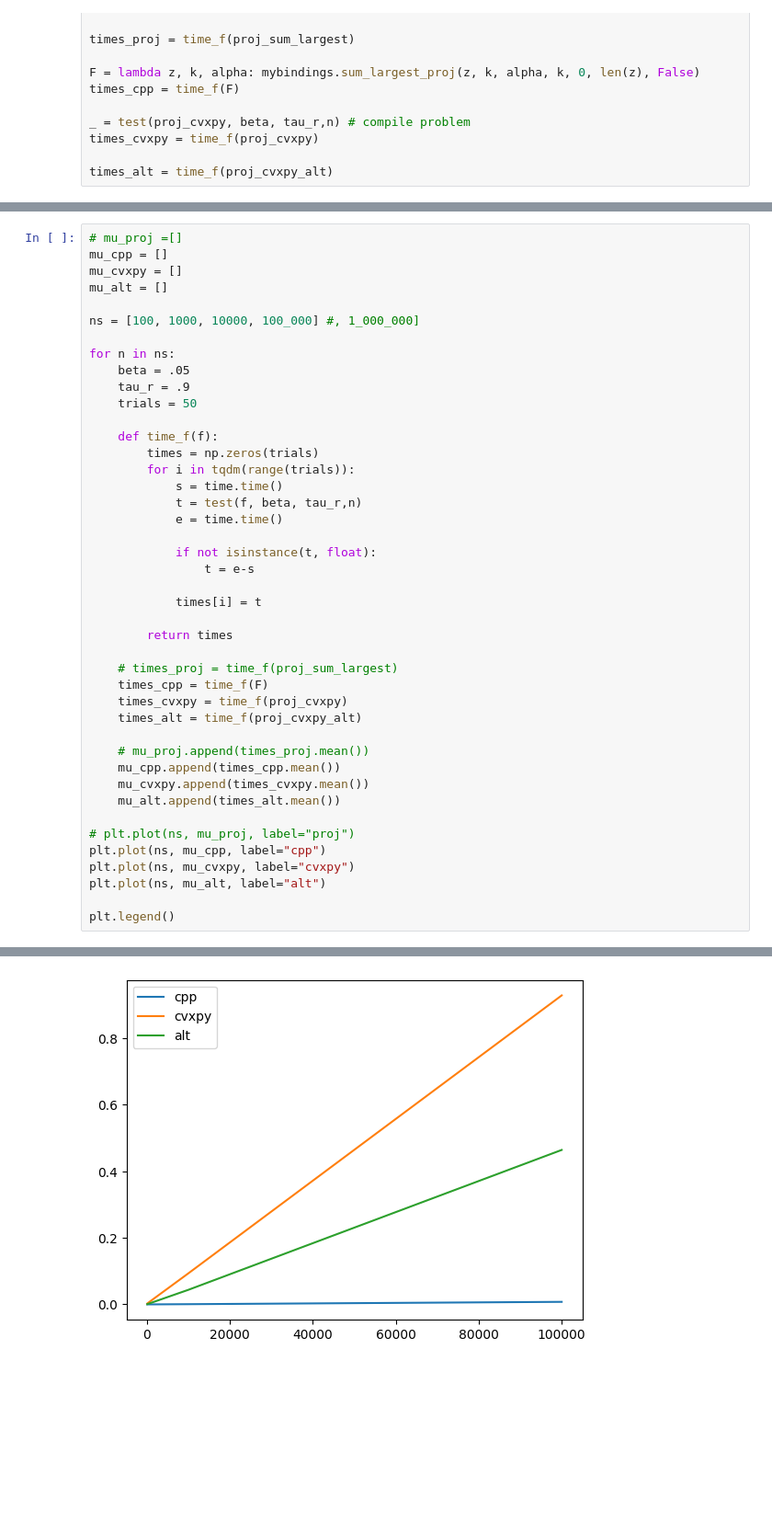
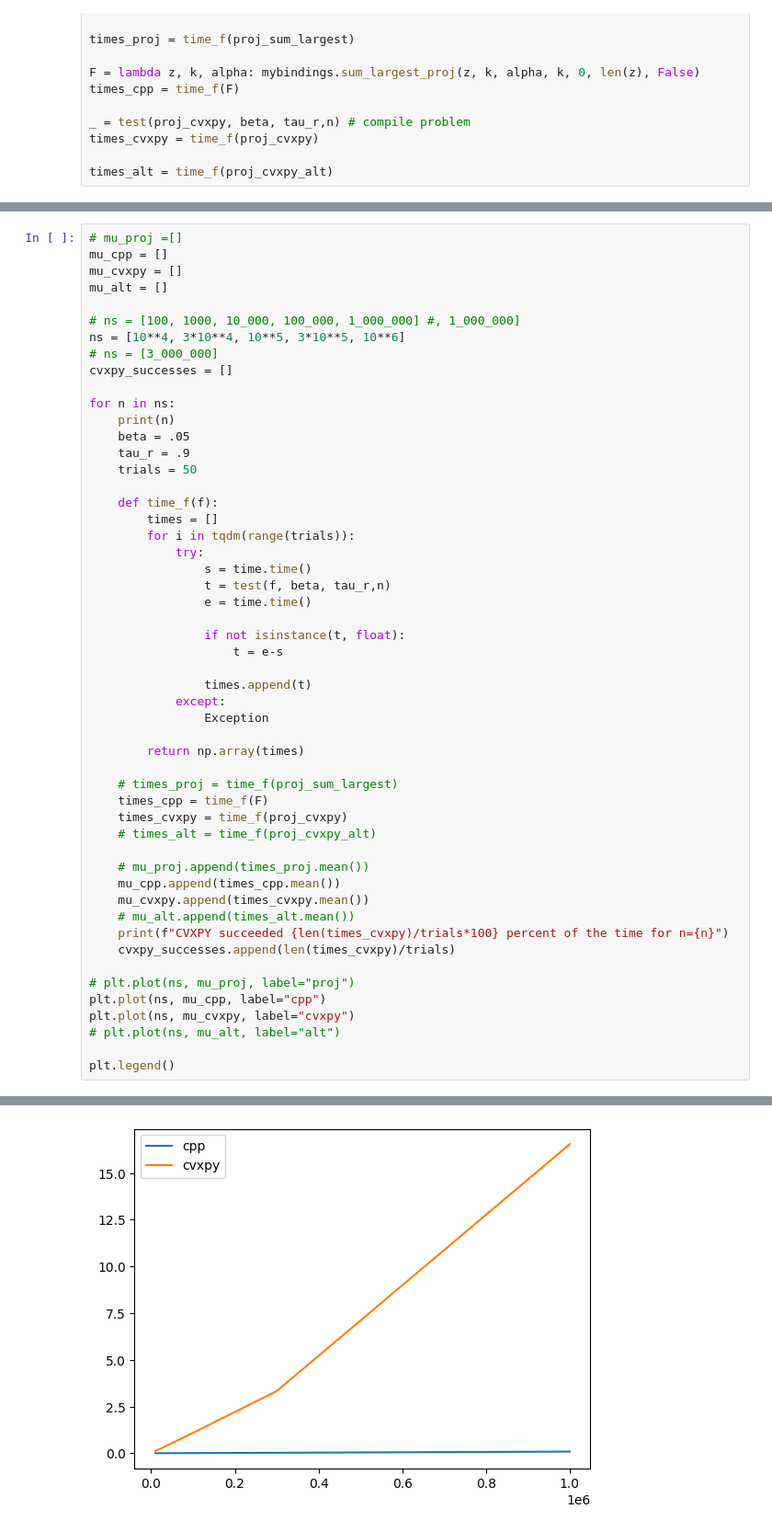
Before and after one commit to cvxgrp/cvqp, a Jupyter notebook: timing.ipynb, the cells around one changed output, grey strips where cells are left out. Shown at 92% size. Saved outputs shown, nothing was run; the diff lists cells and outputs as text; blank space fills up the shorter version.

```diff
--- a/timing.ipynb
+++ b/timing.ipynb
@@ -129,41 +142,50 @@ mu_cpp = []
 mu_cvxpy = []
 mu_alt = []
 
-ns = [100, 1000, 10000, 100_000] #, 1_000_000]
+# ns = [100, 1000, 10_000, 100_000, 1_000_000] #, 1_000_000]
+ns = [10**4, 3*10**4, 10**5, 3*10**5, 10**6]
+# ns = [3_000_000]
+cvxpy_successes = []
 
 for n in ns:
+    print(n)
     beta = .05
     tau_r = .9
     trials = 50
 
     def time_f(f):
-        times = np.zeros(trials)
+        times = []
         for i in tqdm(range(trials)):
-            s = time.time()
-            t = test(f, beta, tau_r,n)
-            e = time.time()
+            try:
+                s = time.time()
+                t = test(f, beta, tau_r,n)
+                e = time.time()
 
-            if not isinstance(t, float):
-                t = e-s
+                if not isinstance(t, float):
+                    t = e-s
 
-            times[i] = t
+                times.append(t)
+            except:
+                Exception
 
-        return times
+        return np.array(times)
 
     # times_proj = time_f(proj_sum_largest)
     times_cpp = time_f(F)
     times_cvxpy = time_f(proj_cvxpy)
-    times_alt = time_f(proj_cvxpy_alt)
+    # times_alt = time_f(proj_cvxpy_alt)
 
     # mu_proj.append(times_proj.mean())
     mu_cpp.append(times_cpp.mean())
     mu_cvxpy.append(times_cvxpy.mean())
-    mu_alt.append(times_alt.mean())
+    # mu_alt.append(times_alt.mean())
+    print(f"CVXPY succeeded {len(times_cvxpy)/trials*100} percent of the time for n={n}")
+    cvxpy_successes.append(len(times_cvxpy)/trials)
 
 # plt.plot(ns, mu_proj, label="proj")
 plt.plot(ns, mu_cpp, label="cpp")
 plt.plot(ns, mu_cvxpy, label="cvxpy")
-plt.plot(ns, mu_alt, label="alt")
+# plt.plot(ns, mu_alt, label="alt")
 
 plt.legend()
 # %% [output]
@@ -171,2 +203,2 @@ plt.legend()
-[figure, old version]
+[figure, new version]
 # %%
```
Also changed, not shown: parts of 9 cells of this notebook, 2 other files.
